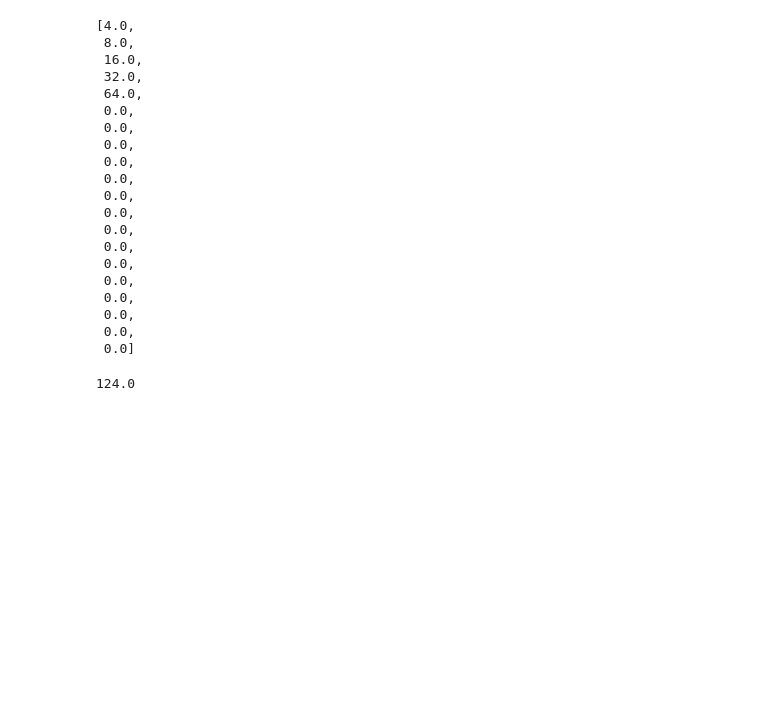
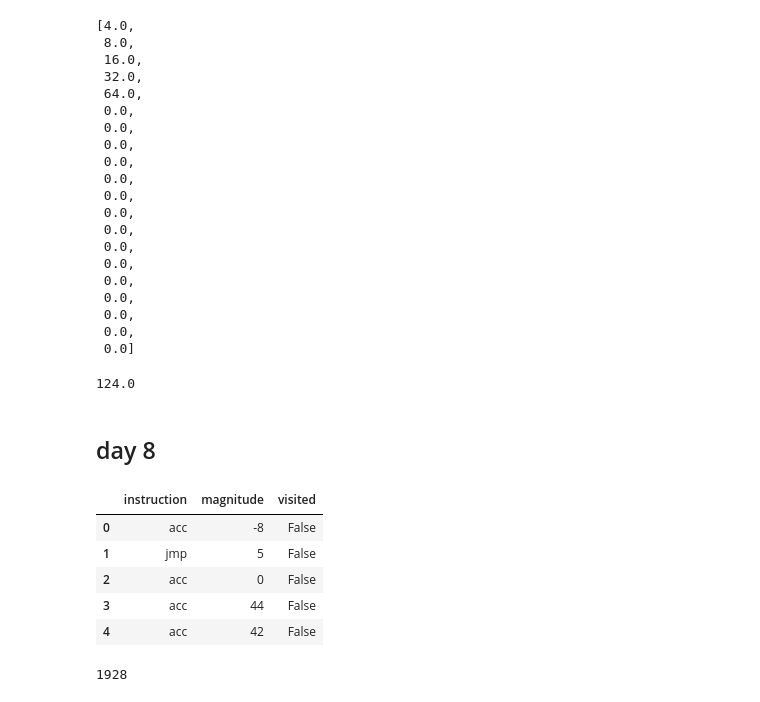
Before and after one commit to M011190B/aoc_2020, a Jupyter notebook: aoc_2020.ipynb, the cells around one changed output. Cells and saved outputs as stored; diff of their text form; code cells hidden in the pictures; blank space fills up the shorter version.

```diff
--- a/aoc_2020.ipynb
+++ b/aoc_2020.ipynb
@@ -563,3 +563,5 @@ b
 sum(b)
 # %% [output]
 124.0
+# %% [markdown]
+## day 8
@@ -565,0 +571,30 @@ sum(b)
+# %%
+data = pd.read_csv('input_08.txt',sep=' ',names = ['instruction','magnitude'])
+# %%
+data['visited'] = False
+# %%
+data.head()
+# %% [output]
+|  | instruction | magnitude | visited |
+| 0 | acc | -8 | False |
+| 1 | jmp | 5 | False |
+| 2 | acc | 0 | False |
+| 3 | acc | 44 | False |
+| 4 | acc | 42 | False |
+# %%
+data['visited'] = False
+accumulator = 0
+k = 0
+while not data.loc[k,'visited']:
+    data.loc[k,'visited'] = True
+    if data.loc[k,'instruction'] == 'acc':
+        accumulator += data.loc[k,'magnitude']
+        k += 1
+    elif data.loc[k,'instruction'] == 'jmp':
+        k += data.loc[k,'magnitude']
+    else:
+        k +=1
+
+print(accumulator)
+# %% [output]
+1928
```
Also changed, not shown: parts of 9 cells of this notebook, 1 other file.
